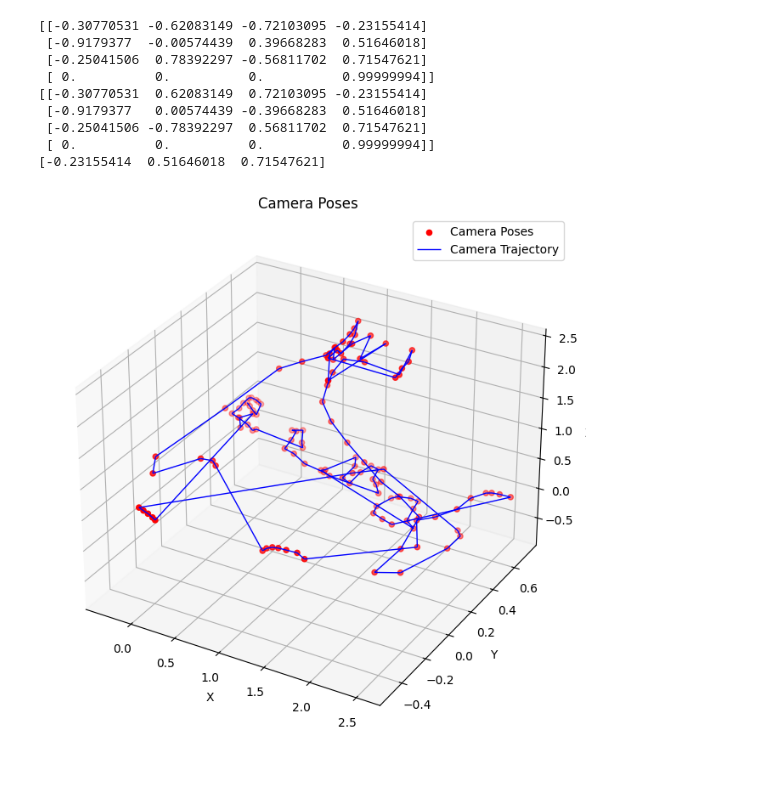
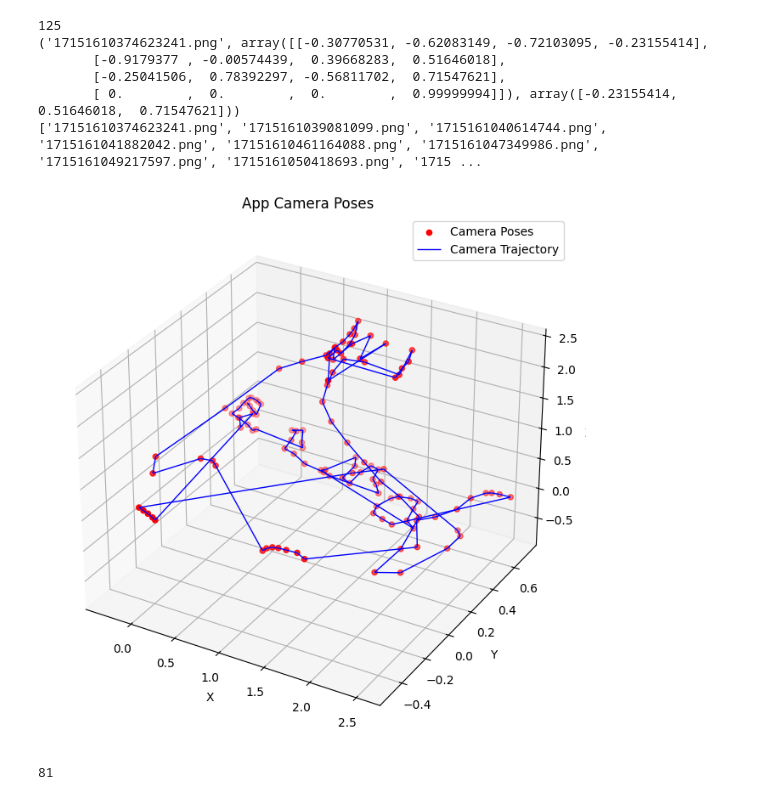
Before and after one commit to SuchakreeWEDO/gs-hci, a Jupyter notebook: plot_camerapose.ipynb, the cells around one changed output. Drawn from its saved outputs; the diff is of its cells as text; code cells hidden in the pictures.

```diff
--- a/plot_camerapose.ipynb
+++ b/plot_camerapose.ipynb
@@ -53,51 +66,75 @@ plt.show()
 # %%
-path_print = r"D:\3d-reconstruction\gs-hci\redroom_transform_print_edited.json"
+path_app = r"D:\3d-reconstruction\gs-hci\redroom_transform_print_edited.json"
 
 
 # Load transforms from JSON file
-with open(path_print, 'r') as f:
+with open(path_app, 'r') as f:
     data = json.load(f)
 
-# Extract camera poses
-import numpy as np
-camera_poses = [np.array(frame['transform_matrix']).T for frame in data['frames']]
-print(camera_poses[0])
+app_all_poses = []
 
-# Extract camera positions
-camera_positions = [pose[:3, 3] for pose in camera_poses]
-print(camera_positions[0])
+for frame in data['frames']:
+    file = frame['file_path']
+    camera_pose = np.array(frame['transform_matrix']).T
+    camera_position = camera_pose[:3, 3]
+    app_all_poses.append((file, camera_pose, camera_position))
+print(len(app_all_poses))
+print(app_all_poses[0])
+
+# SORT all data by file name !!!
+app_all_poses.sort(key = lambda x: x[0])
+
+app_all_file_name    = [f[0] for f in app_all_poses]
+app_camera_poses     = [f[1] for f in app_all_poses]
+app_camera_positions = [f[2] for f in app_all_poses]
+print(all_file_name)
+
 
 # Visualize camera poses
 fig = plt.figure(figsize=(10, 8))
 ax = fig.add_subplot(111, projection='3d')
 
 # Plot camera positions
-ax.scatter(*zip(*camera_positions), c='r', marker='o', label='Camera Poses')
+ax.scatter(*zip(*app_camera_positions), c='r', marker='o', label='Camera Poses')
 
 # Connect camera positions with lines
 lines = []
-for i in range(len(camera_positions) - 1):
-    lines.append([camera_positions[i], camera_positions[i + 1]])
+for i in range(len(app_camera_positions) - 1):
+    lines.append([app_camera_positions[i], app_camera_positions[i + 1]])
 
 # Create a line collection
 lc = Line3DCollection(lines, colors='b', linewidths=1, label='Camera Trajectory')
 ax.add_collection3d(lc)
 
 ax.set_xlabel('X')
 ax.set_ylabel('Y')
 ax.set_zlabel('Z')
-ax.set_title('Camera Poses')
+ax.set_title('App Camera Poses')
 ax.legend()
 
 plt.show()
 # %% [output]
-[[-0.30770531 -0.62083149 -0.72103095 -0.23155414]
- [-0.9179377  -0.00574439  0.39668283  0.51646018]
- [-0.25041506  0.78392297 -0.56811702  0.71547621]
- [ 0.          0.          0.          0.99999994]]
-[[-0.30770531  0.62083149  0.72103095 -0.23155414]
- [-0.9179377   0.00574439 -0.39668283  0.51646018]
- [-0.25041506 -0.78392297  0.56811702  0.71547621]
- [ 0.          0.          0.          0.99999994]]
-[-0.23155414  0.51646018  0.71547621]
+125
+('17151610374623241.png', array([[-0.30770531, -0.62083149, -0.72103095, -0.23155414],
+       [-0.9179377 , -0.00574439,  0.39668283,  0.51646018],
+       [-0.25041506,  0.78392297, -0.56811702,  0.71547621],
+       [ 0.        ,  0.        ,  0.        ,  0.99999994]]), array([-0.23155414,  0.51646018,  0.71547621]))
+['17151610374623241.png', '1715161039081099.png', '1715161040614744.png', '1715161041882042.png', '17151610461164088.png', '1715161047349986.png', '1715161049217597.png', '1715161050418693.png', '1715 ...
-[figure, old version]
+[figure, new version]
+# %%
+# Find which images is in App but not in Colmap so we can remove it
+for file in app_all_file_name:
+    if file not in all_file_name:
+        index = app_all_file_name.index(file)
+        print(index)
+
+del app_all_poses[index]
+app_all_file_name    = [f[0] for f in app_all_poses]
+app_camera_poses     = [f[1] for f in app_all_poses]
+app_camera_positions = [f[2] for f in app_all_poses]
+
+
+assert all_file_name == app_all_file_name
+assert len(app_all_poses) == len(all_poses)
+# %% [output]
+81
```
Also changed, not shown: parts of 10 cells of this notebook, 3 other files.
